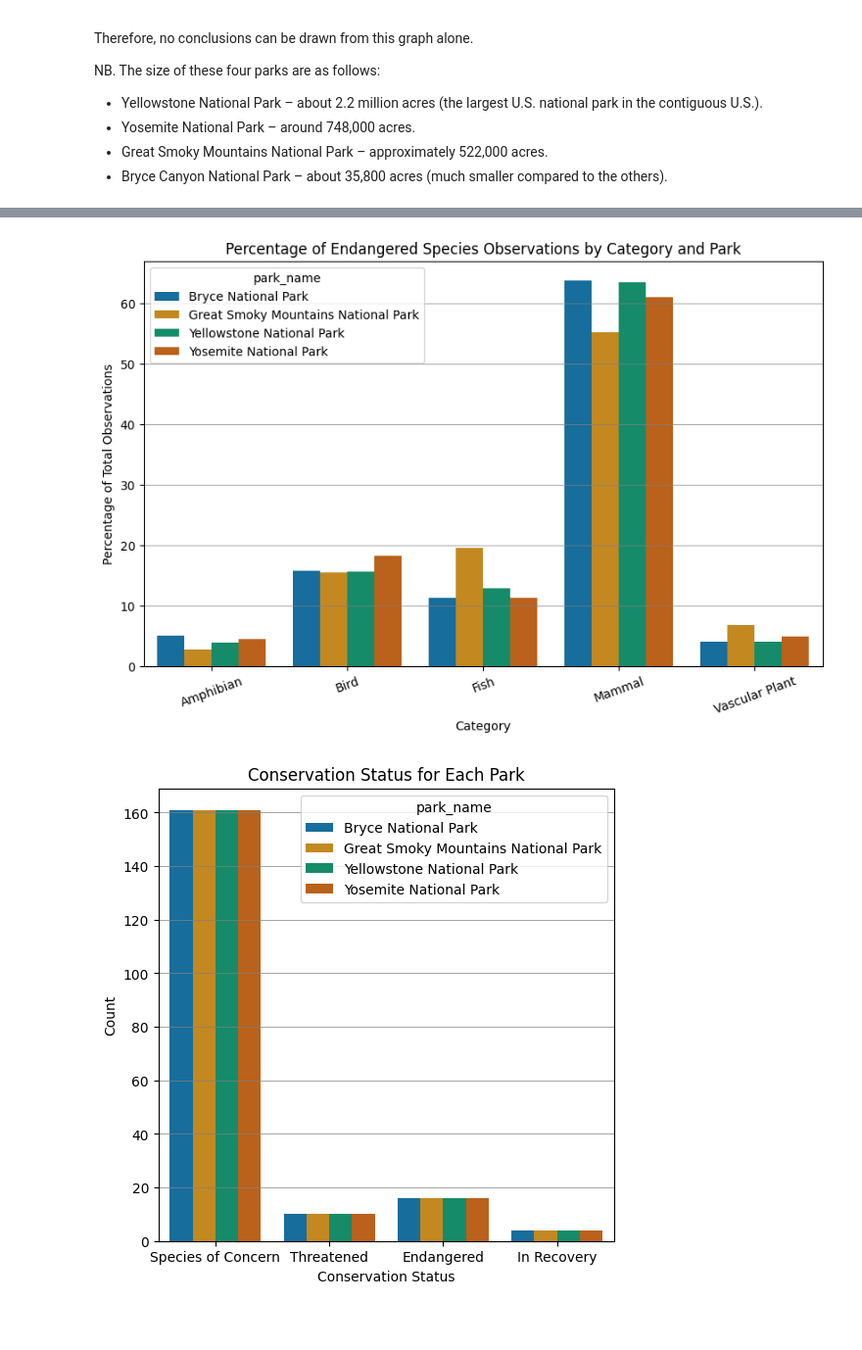
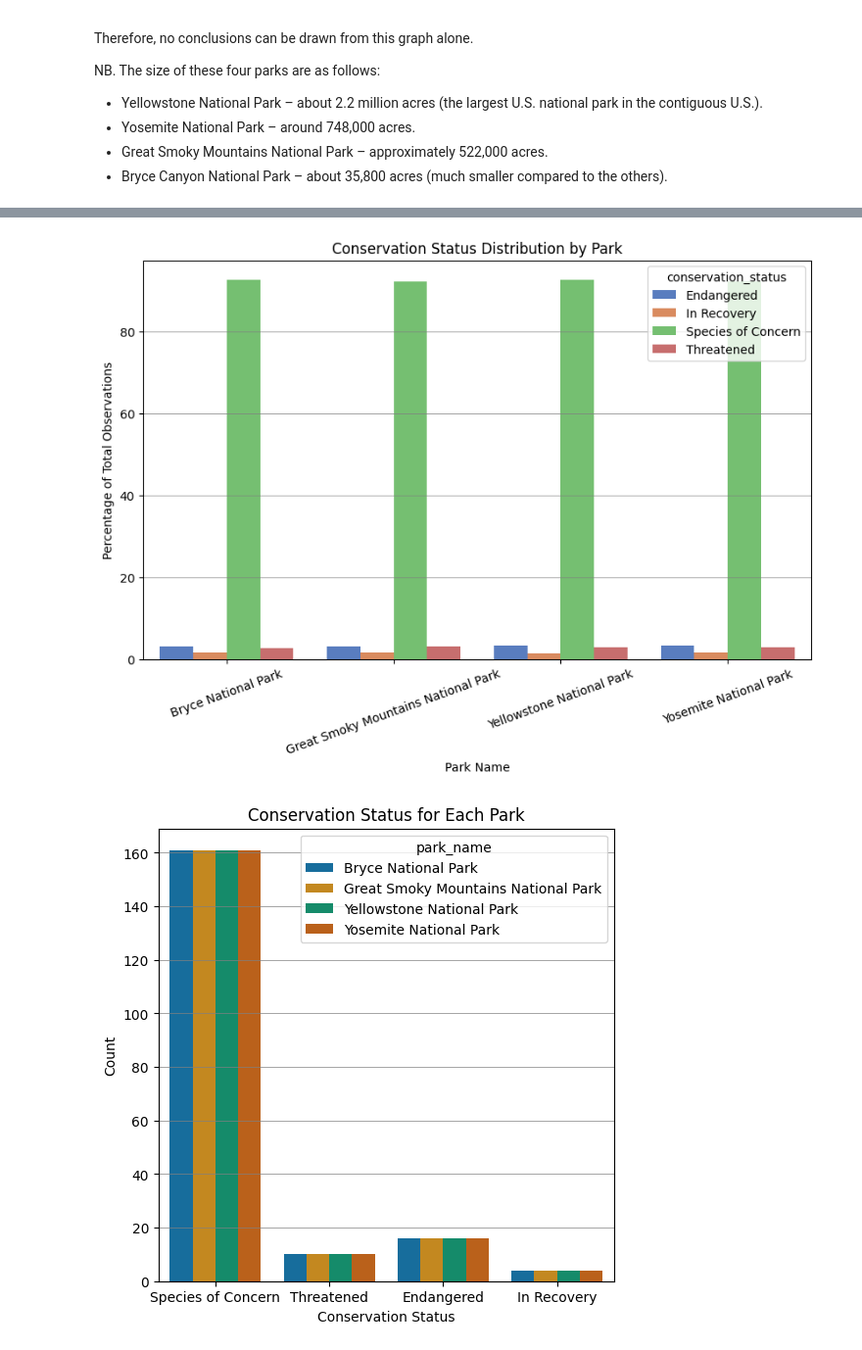
Before and after one commit to alanjameschapman/biodiversity, a Jupyter notebook: biodiversity.ipynb, the cells around one changed output, grey strips where cells are left out. Shown at 98% size. Drawn from its saved outputs; the diff is of its cells as text; code cells hidden in the pictures; blank space fills up the shorter version.

```diff
--- a/biodiversity.ipynb
+++ b/biodiversity.ipynb
@@ -322,9 +322,10 @@ Reviewing this table shows that there are two types of duplicates:
 # Drop the row for 'Oncorhynchus mykiss' and 'Missing value'
 df_species_clean = df_species[(df_species['scientific_name'] != 'Oncorhynchus mykiss') & (df_species['scientific_name'] != 'Missing')]
 
-# Group by scientific_name and concatenate the common_names into a single string, keeping conservation_status column
+# Group by scientific_name and concatenate the common_names into a single string, keeping category and onservation_status columns
 df_species_clean = df_species_clean.groupby('scientific_name').agg(
-    common_names=('common_names', lambda x: ', '.join(x)),
+    common_names=('common_names', ', '.join),
+    category=('category', 'first'),
     conservation_status=('conservation_status', 'first')
 ).reset_index()
 
@@ -456,20 +516,18 @@ This graph shows that there were a significant number of observations made which
 # %%
-# Filtering by 'Endangered' conservation status, barplot for each category and park as a percentage of the total number of observations
-df_endangered = df[df['conservation_status'] == 'Endangered']
-df_endangered = df_endangered.groupby(['park_name', 'category'])['observations'].sum().reset_index()
-df_endangered['total_observations'] = df_endangered.groupby('park_name')['observations'].transform('sum')
-df_endangered['percentage'] = df_endangered['observations'] / df_endangered['total_observations'] * 100
+df_grouped = df.groupby(['park_name', 'conservation_status'])['observations'].sum().reset_index()
+df_grouped['total_observations'] = df_grouped.groupby('park_name')['observations'].transform('sum')
+df_grouped['percentage'] = df_grouped['observations'] / df_grouped['total_observations'] * 100
 
 plt.figure(figsize=(10, 6))
-sns.barplot(data=df_endangered, x='category', y='percentage', hue='park_name', palette='colorblind')
-plt.title('Percentage of Endangered Species Observations by Category and Park')
-plt.xlabel('Category')
+sns.barplot(data=df_grouped, x='park_name', y='percentage', hue='conservation_status', palette='muted')
+plt.title('Conservation Status Distribution by Park')
+plt.xlabel('Park Name')
 plt.ylabel('Percentage of Total Observations')
 plt.xticks(rotation=20)
 plt.grid(axis='y', which='major', color='grey', linestyle='-', linewidth=0.5)
 plt.show()
 # %% [output]
-[figure, old version]
+[figure, new version]
 # %%
 # Count plot of conservation status for each park
 plt.figure(figsize=(6, 6))
```
Also changed, not shown: parts of 12 cells of this notebook, 2 other files.
